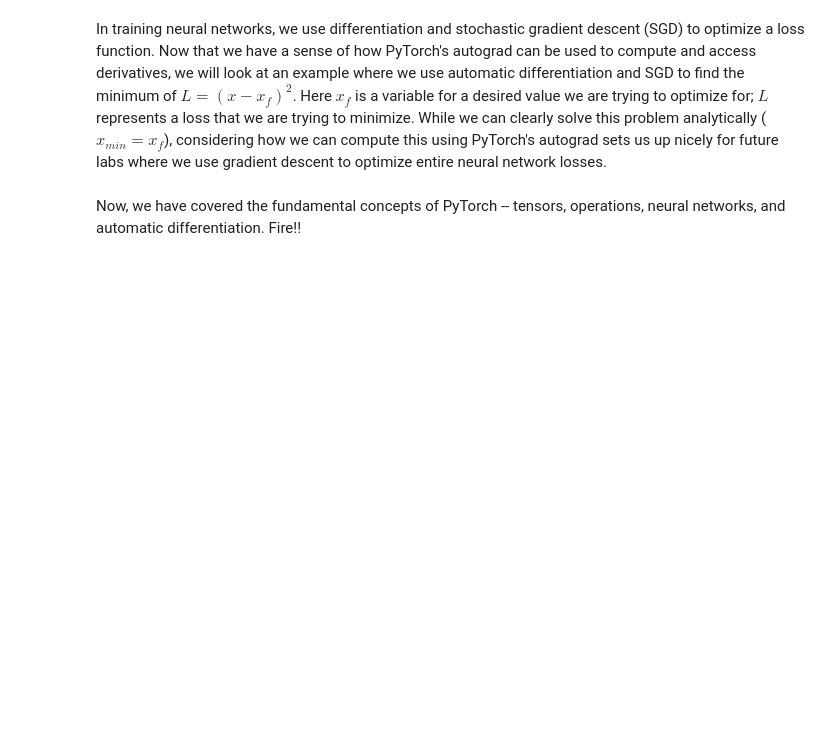
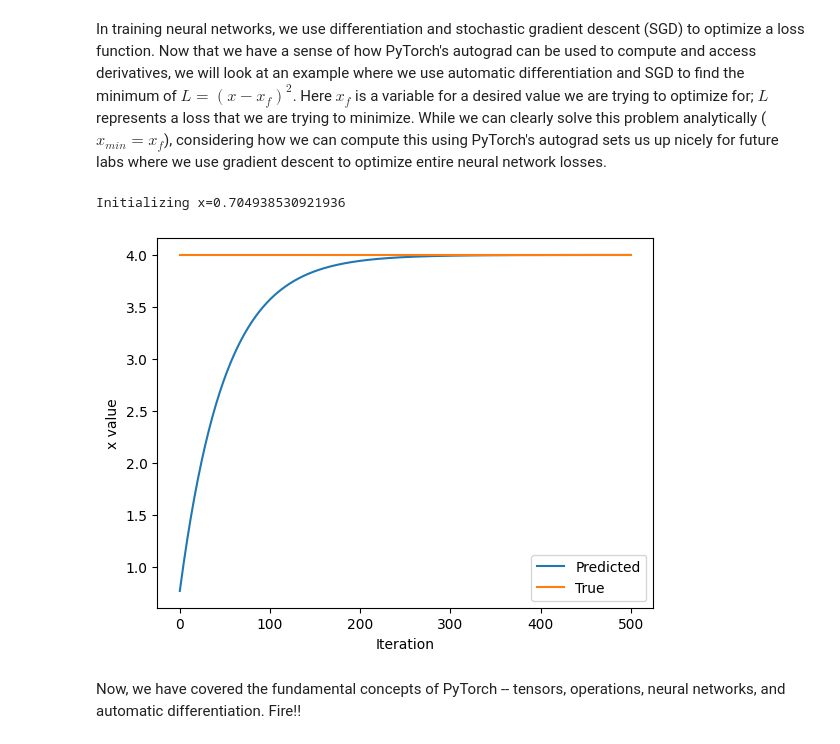
Before and after one commit to MitulRakholiya/mit_introtodeeplearning, a Jupyter notebook: lab1/PT_Part1_Intro.ipynb, the cells around one changed output. Saved outputs shown, nothing was run; the diff lists cells and outputs as text; code cells hidden in the pictures; blank space fills up the shorter version.

```diff
--- a/lab1/PT_Part1_Intro.ipynb
+++ b/lab1/PT_Part1_Intro.ipynb
@@ -327,33 +349,37 @@ In training neural networks, we use differentiation and stochastic gradient desc
 x = torch.randn(1)
 print(f"Initializing x={x.item()}")
 
 learning_rate = 1e-2  # Learning rate
 history = []
 x_f = 4  # Target value
 
 
 # We will run gradient descent for a number of iterations. At each iteration, we compute the loss,
 #   compute the derivative of the loss with respect to x, and perform the update.
 for i in range(500):
     x = torch.tensor([x], requires_grad=True)
 
     # TODO: Compute the loss as the square of the difference between x and x_f
-    loss = # TODO
+    #loss = # TODO
+    loss = (x - x_f)**2
 
     # Backpropagate through the loss to compute gradients
     loss.backward()
 
     # Update x with gradient descent
     x = x.item() - learning_rate * x.grad
 
     history.append(x.item())
 
 # Plot the evolution of x as we optimize toward x_f!
 plt.plot(history)
 plt.plot([0, 500], [x_f, x_f])
 plt.legend(('Predicted', 'True'))
 plt.xlabel('Iteration')
 plt.ylabel('x value')
 plt.show()
+# %% [output]
+Initializing x=0.704938530921936
+[figure, added]
 # %% [markdown]
 Now, we have covered the fundamental concepts of PyTorch -- tensors, operations, neural networks, and automatic differentiation. Fire!!
```
Also changed, not shown: parts of 8 cells of this notebook.
